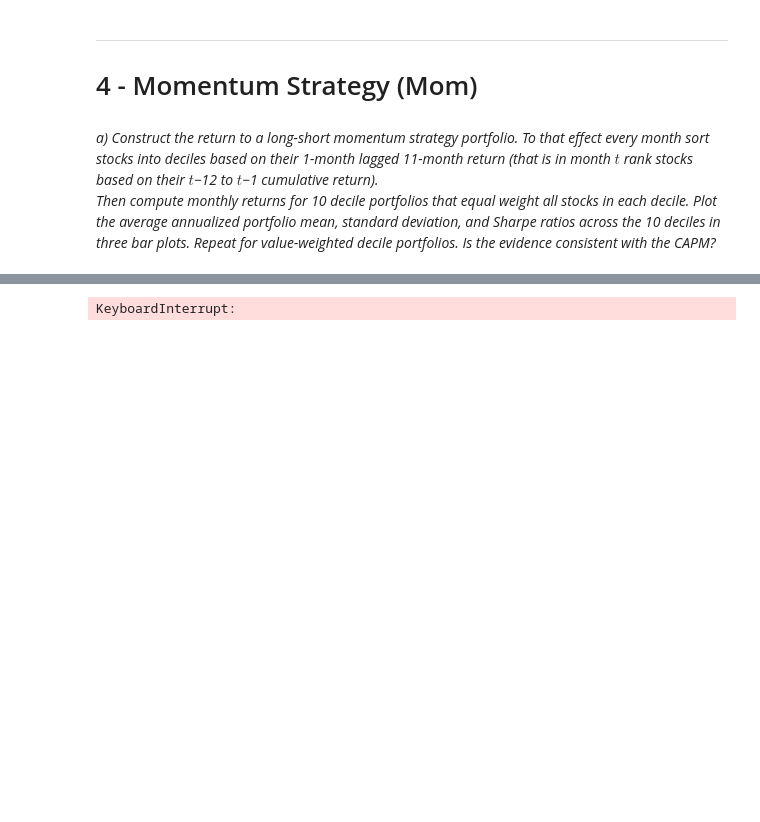
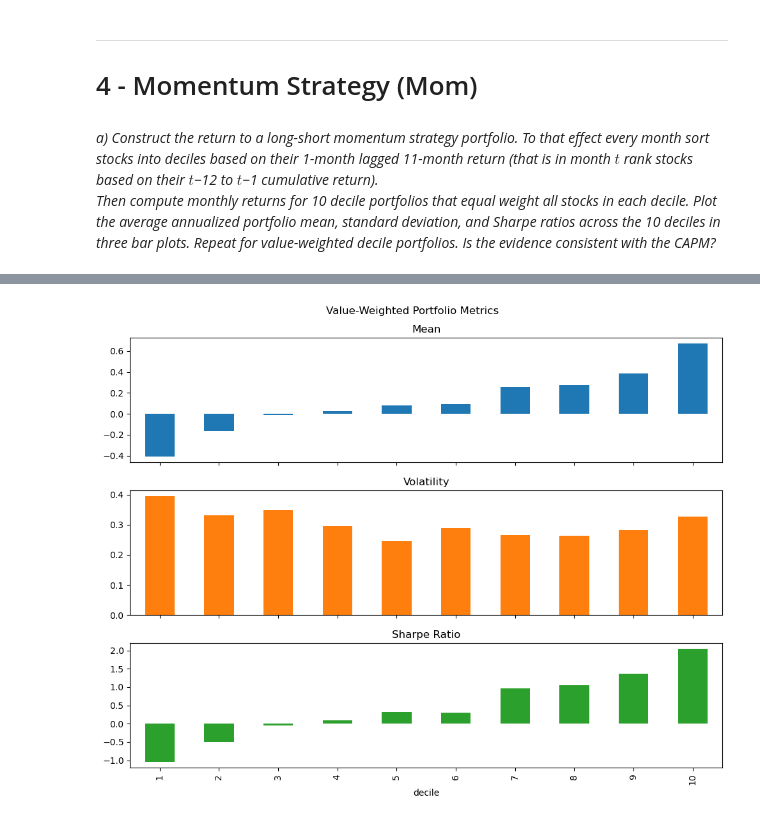
Before and after one commit to Marc-antoineallard74/Investments_project2024, a Jupyter notebook: source/section4.ipynb, the cells around one changed output, grey strips where cells are left out. Drawn from its saved outputs; the diff is of its cells as text; code cells hidden in the pictures; blank space fills up the shorter version.

```diff
--- a/source/section4.ipynb
+++ b/source/section4.ipynb
@@ -41,56 +81,17 @@ data.head()
 # %%
-# Ensure date is in datetime format
-data['date'] = pd.to_datetime(data['date'])
-
-# Step 1: Calculate cumulative returns for each stock over the past 11 months
-data['cum_Rn'] = data.groupby('permno')['Rn'].rolling(11).apply(lambda x: np.prod(1 + x) - 1).reset_index(level=0, drop=True)
-
-# Step 2: Sort stocks into deciles based on cumulative return
-data['decile'] = data.groupby('date')['cum_Rn'].transform(
-    lambda x: pd.qcut(x, 10, labels=False) + 1)
-
 # Step 3: Compute equal-weighted and value-weighted returns for each decile
-equal_weighted_returns = data.groupby(['date', 'decile'])['Rn'].mean().unstack()
-value_weighted_returns = data.groupby(['date', 'decile']).apply(lambda x: np.average(x['Rn'], weights=x['mcap'])).unstack()
+vw_returns = data.groupby(['date', 'decile']).apply(lambda x: np.average(x['Rn'], weights=x['mcap'])).unstack()
 
 # Calculate annualized mean, standard deviation, and Sharpe ratio
-equal_weighted_metrics = equal_weighted_returns.apply(annualized_metrics, axis=0)
-value_weighted_metrics = value_weighted_returns.apply(annualized_metrics, axis=0)
+value_weighted_metrics = vw_returns.apply(annualized_metrics, axis=0)
 
 # Plotting the metrics
-def plot_metrics(metrics, title):
-    metrics_df = pd.DataFrame(metrics.tolist(), index=metrics.index, columns=['Mean', 'Std Dev', 'Sharpe Ratio'])
-    metrics_df.plot(kind='bar', subplots=True, layout=(3, 1), figsize=(10, 8), title=title)
+def plot_metrics(returns, title):
+    metrics_df = metrics.T.rename(columns={0: 'Mean', 1: 'Volatility', 2: 'Sharpe Ratio'})
+    metrics_df.plot(kind='bar', subplots=True, layout=(3, 1), figsize=(10, 8), title=title, legend=False)
     plt.tight_layout()
     plt.show()
 
-plot_metrics(equal_weighted_metrics, 'Equal-Weighted Portfolio Metrics')
 plot_metrics(value_weighted_metrics, 'Value-Weighted Portfolio Metrics')
-
-# Step 4: Long-Short Momentum Portfolio
-long_short_equal = equal_weighted_returns.loc[:, 8:10].mean(axis=1) - equal_weighted_returns.loc[:, 0:2].mean(axis=1)
-long_short_value = value_weighted_returns.loc[:, 8:10].mean(axis=1) - value_weighted_returns.loc[:, 0:2].mean(axis=1)
-
-# Step 5: Statistical significance testing
-t_stat_equal, p_value_equal = stats.ttest_1samp(long_short_equal, 0)
-t_stat_value, p_value_value = stats.ttest_1samp(long_short_value, 0)
-
-# Print the results
-print(f"Equal-Weighted Long-Short Strategy: t-stat={t_stat_equal}, p-value={p_value_equal}")
-print(f"Value-Weighted Long-Short Strategy: t-stat={t_stat_value}, p-value={p_value_value}")
-
-# Plot long-short strategy metrics
-def plot_strategy_metrics(strategy_returns, title):
-    mean_return, std_dev, sharpe_ratio = annualized_metrics(strategy_returns)
-    metrics_df = pd.DataFrame({
-        'Metric': ['Mean Return', 'Standard Deviation', 'Sharpe Ratio'],
-        'Value': [mean_return, std_dev, sharpe_ratio]
-    })
-    metrics_df.plot(kind='bar', x='Metric', y='Value', legend=False, title=title)
-    plt.tight_layout()
-    plt.show()
-
-plot_strategy_metrics(long_short_equal, 'Equal-Weighted Long-Short Strategy Metrics')
-plot_strategy_metrics(long_short_value, 'Value-Weighted Long-Short Strategy Metrics')
 # %% [output]
-KeyboardInterrupt:
+[figure, added]
```
Also changed, not shown: parts of 7 cells of this notebook, 4 other files.
